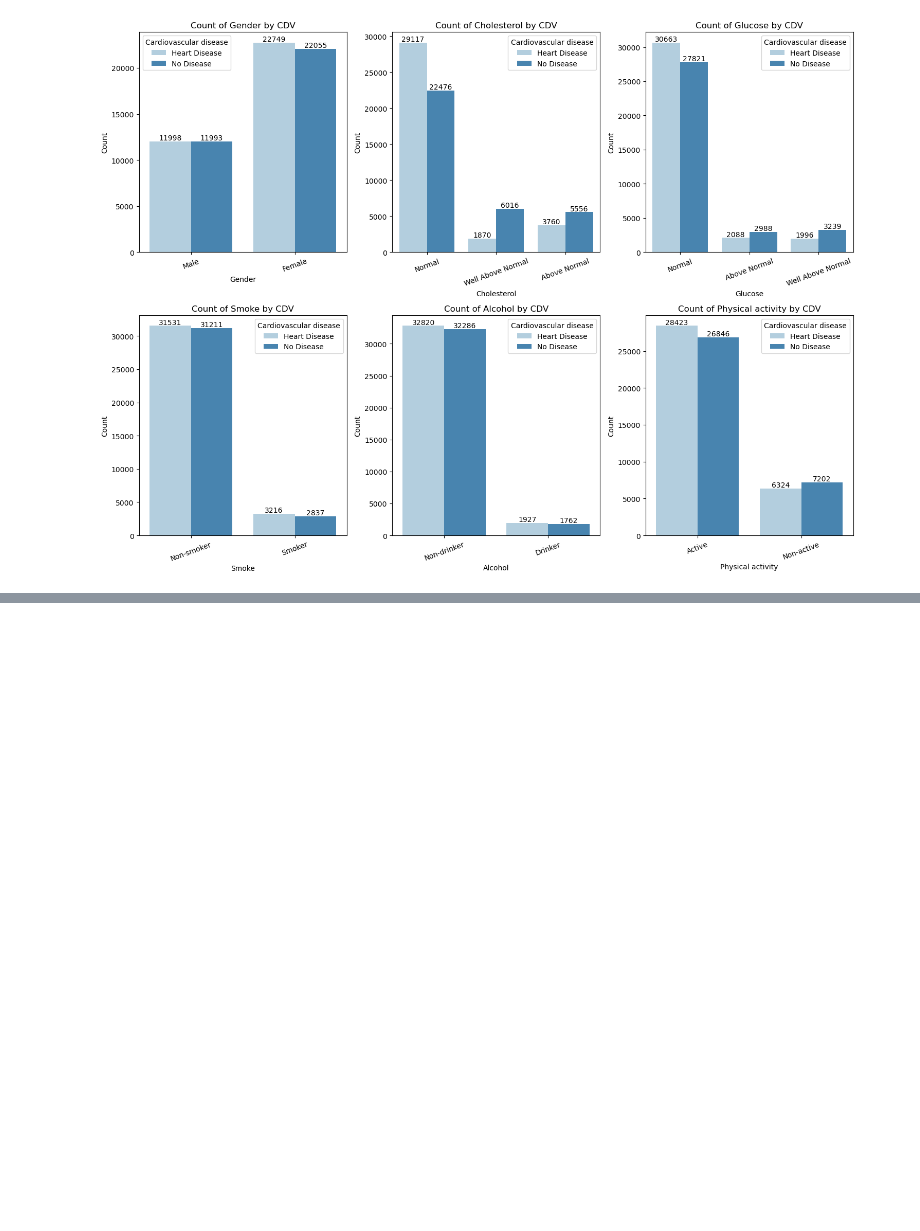
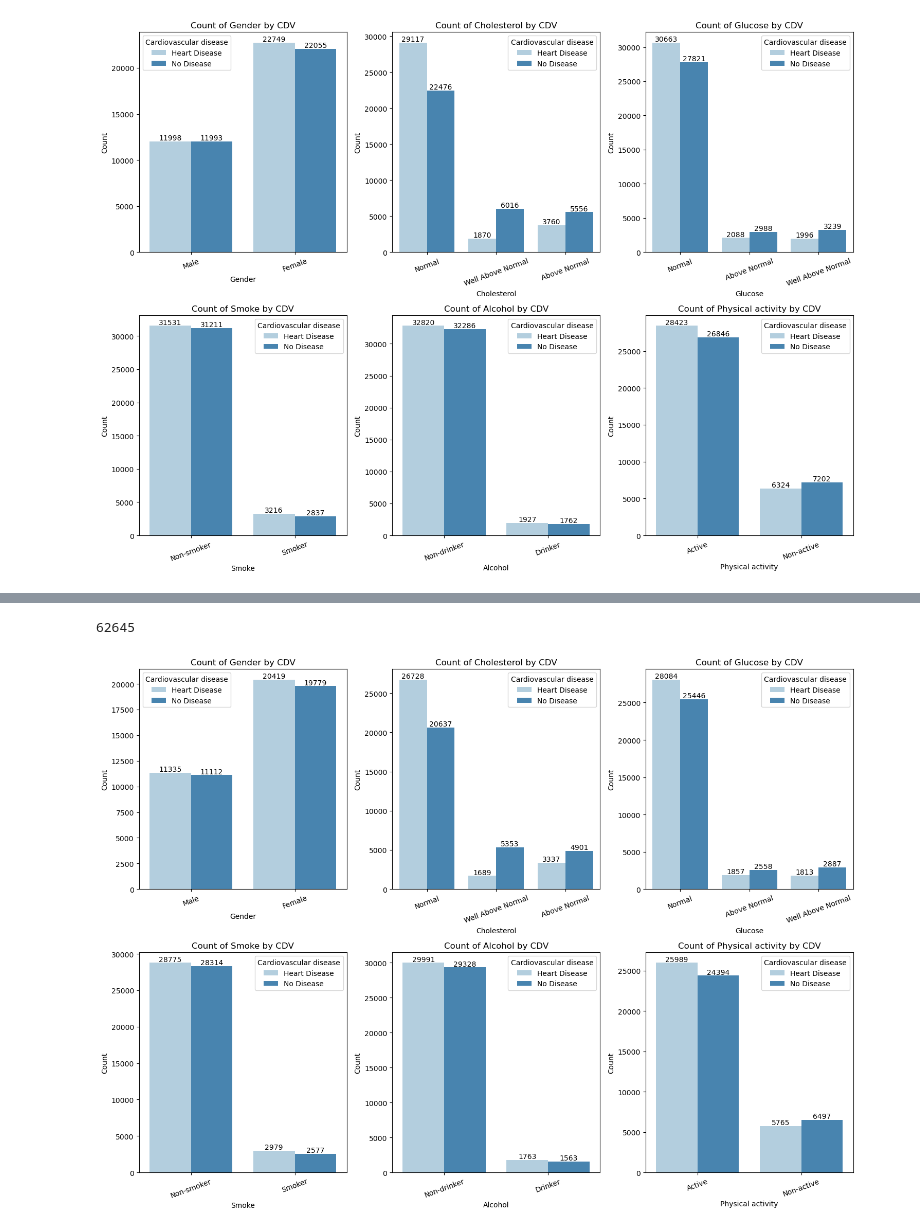
Before and after one commit to AbdullahBera/heart-attack-analysis, a Jupyter notebook: analysis.ipynb, the cells around one changed output, grey strips where cells are left out. Saved outputs shown, nothing was run; the diff lists cells and outputs as text; code cells hidden in the pictures; blank space fills up the shorter version.

Commit message:
statistical analysis

```diff
--- a/analysis.ipynb
+++ b/analysis.ipynb
@@ -1138,0 +1167,5 @@ plt.show()
+# %%
+analysis_df = analysis_df[analysis_df["BMI"].apply(lambda x: x not in bmi_outliers_list)]
+analysis_df = analysis_df[analysis_df["Systolic blood pressure"].apply(lambda x: x not in ap_hi_outliers_list)]
+analysis_df = analysis_df[analysis_df["Diastolic blood pressure"].apply(lambda x: x not in ap_lo_outliers_list)]
+analysis_df
@@ -1138,0 +1186,46 @@ plt.show()
+# %%
+len(analysis_df["Glucose"])
+# %% [output]
+62645
+# %%
+# Binary and Categorical Varible
+
+categorical_features = ["Gender", "Cholesterol", "Glucose", "Smoke", "Alcohol", "Physical activity"]
+
+num_features = len(categorical_features)
+num_rows = (num_features -1) // 3 + 1
+num_cols = min(num_features, 3)
+
+fig, axes = plt.subplots(nrows=num_rows, ncols=num_cols, figsize=(15,11))
+
+for i, feature in enumerate(categorical_features):
+    row = i // 3
+    col = i % 3
+    ax = axes[row, col]
+
+
+    sns.countplot(data=analysis_df, x=feature, hue="Cardiovascular disease", ax=ax, palette='Blues')
+    ax.set_title(f"Count of {feature} by CDV")
+    ax.set_xlabel(feature)
+    ax.set_ylabel("Count")
+    ax.tick_params(axis='x', rotation = 20)
+
+    for p in ax.patches:
+        if p.get_height() > 0:
+            ax.annotate(format(p.get_height(), '.0f'),
+                        (p.get_x() + p.get_width() / 2., p.get_height()),
+                        ha="center", va="center",
+                        xytext=(0, 5),
+                        textcoords='offset points',
+                        color='black')
+
+
+for i in range(num_rows):
+    for j in range(num_cols):
+        if i * 3 + j >= num_features:
+            fig.delaxes(axes[i, j])
+
+plt.tight_layout()
+plt.show()
+# %% [output]
+[figure, added]
```
Also changed, not shown: parts of 13 cells of this notebook.
